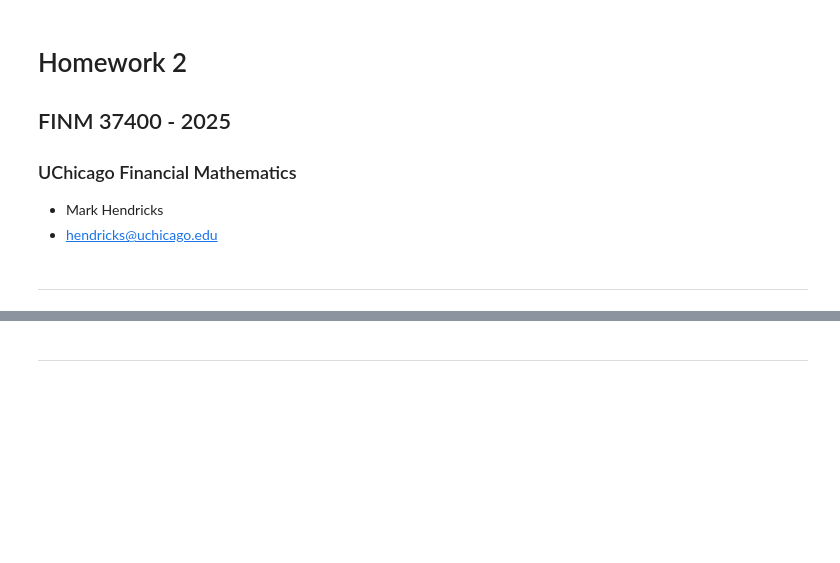
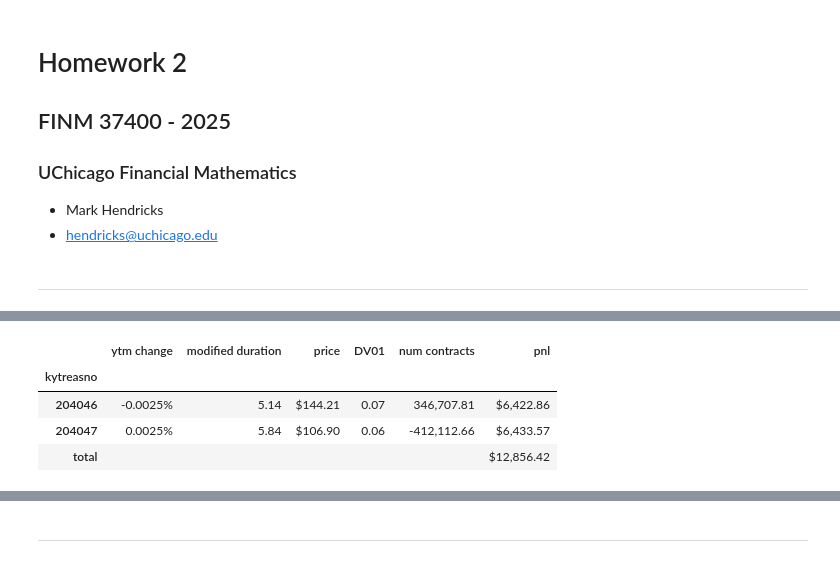
Before and after one commit to Scheffer888/finm-fixedincome-2025, a Jupyter notebook: homework/Homework 2 (Eduardo).ipynb, the cells around one changed output, grey strips where cells are left out. Saved outputs shown, nothing was run; the diff lists cells and outputs as text; code cells hidden in the pictures; blank space fills up the shorter version.

```diff
--- a/homework/Homework 2 (Eduardo).ipynb
+++ b/homework/Homework 2 (Eduardo).ipynb
@@ -53,0 +83,5 @@ Report the number of bonds and notes of your position, along with the total doll
+# %%
+summary_data = tr.get_summary_table(info=data_info, database=data, date=DATE0)
+summary_data.drop(index=['clean price', 'maturity date', 'issue date'], inplace=True)
+print("Summary of bond and note data: on 2008-11-04")
+summary_data
@@ -53,0 +137,9 @@ Report the number of bonds and notes of your position, along with the total doll
+# %%
+balance_sheet, fmt = bpt.trade_balance_sheet(
+                                prices=summary_data.loc['dirty price'],
+                                durations=summary_data.loc['duration'],
+                                haircuts=financing['haircut'],
+                                long_asset=SIZE_ASSET_LONG,
+                                key_long=ID_LONG,
+                                key_short=ID_SHORT)
+balance_sheet.style.format(fmt)
@@ -83,0 +158,14 @@ Calculate the YTM spreads on these dates. Does the YTM spread correspond to pnl
+# %%
+spread_convergence = 0.5 / 10000
+pnl_spread_converges, fmt_dict = bpt.pnl_spread_convergence(
+                                    spread_convergence=spread_convergence,
+                                    modified_duration=summary_data.loc['modified duration'],
+                                    price=summary_data.loc['dirty price'],
+                                    n_contracts=balance_sheet['contracts'])
+pnl_spread_converges.style.format(fmt_dict, na_rep='')
+# %% [output]
+|  | ytm change | modified duration | price | DV01 | num contracts | pnl |
+| kytreasno |  |  |  |  |  |  |
+| 204046 | -0.0025% | 5.14 | $144.21 | 0.07 | 346,707.81 | $6,422.86 |
+| 204047 | 0.0025% | 5.84 | $106.90 | 0.06 | -412,112.66 | $6,433.57 |
+| total |  |  |  |  |  | $12,856.42 |
```
Also changed, not shown: parts of 26 cells of this notebook.
